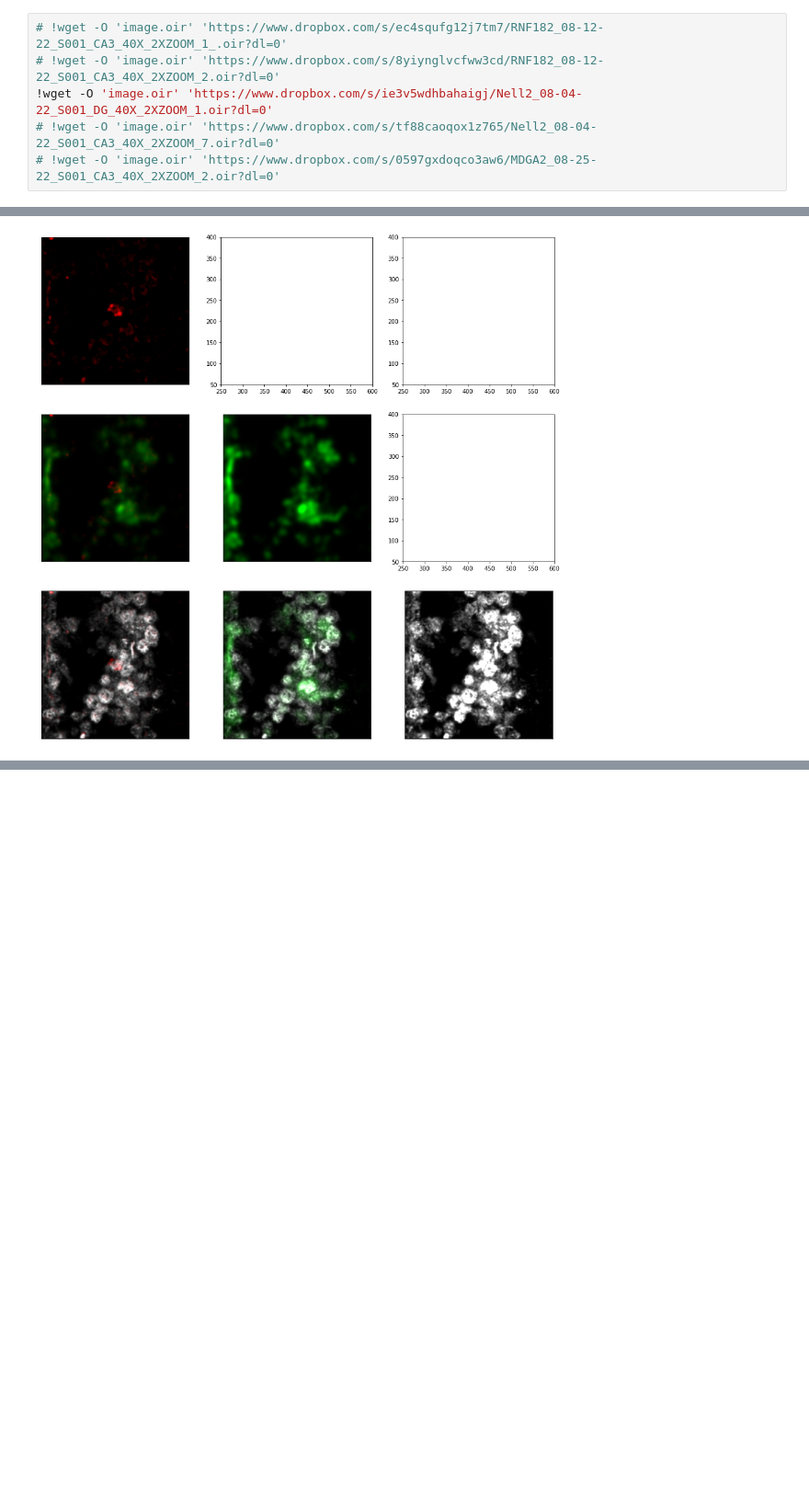
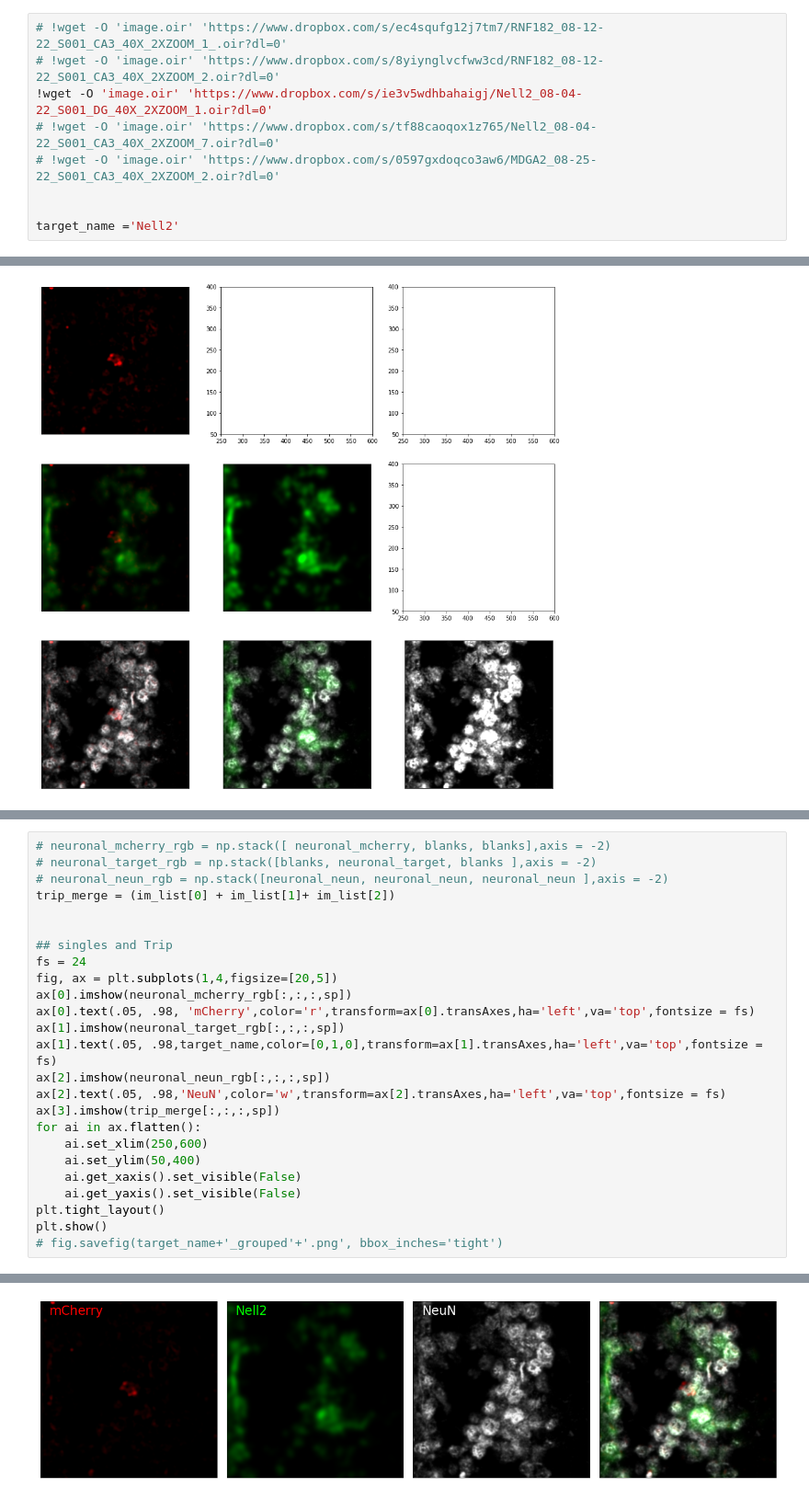
Before and after one commit to dtabuena/Images, a Jupyter notebook: Sample_Nell2.ipynb, the cells around one changed output, grey strips where cells are left out. Shown at 92% size. Cells and saved outputs as stored; diff of their text form; blank space fills up the shorter version.

```diff
--- a/Sample_Nell2.ipynb
+++ b/Sample_Nell2.ipynb
@@ -35,4 +35,7 @@ javabridge.start_vm(class_path=bioformats.JARS)
 !wget -O 'image.oir' 'https://www.dropbox.com/s/ie3v5wdhbahaigj/Nell2_08-04-22_S001_DG_40X_2XZOOM_1.oir?dl=0'
 # !wget -O 'image.oir' 'https://www.dropbox.com/s/tf88caoqox1z765/Nell2_08-04-22_S001_CA3_40X_2XZOOM_7.oir?dl=0'
 # !wget -O 'image.oir' 'https://www.dropbox.com/s/0597gxdoqco3aw6/MDGA2_08-25-22_S001_CA3_40X_2XZOOM_2.oir?dl=0'
+
+
+target_name ='Nell2'
 # %% [output]
@@ -323,3 +327,29 @@ WARNING:matplotlib.image:Clipping input data to the valid range for imshow with
 [figure]
 [figure]
 [figure]
+# %%
+# neuronal_mcherry_rgb = np.stack([ neuronal_mcherry, blanks, blanks],axis = -2)
+# neuronal_target_rgb = np.stack([blanks, neuronal_target, blanks ],axis = -2)
+# neuronal_neun_rgb = np.stack([neuronal_neun, neuronal_neun, neuronal_neun ],axis = -2)
+trip_merge = (im_list[0] + im_list[1]+ im_list[2])
+
+
+## singles and Trip
+fs = 24
+fig, ax = plt.subplots(1,4,figsize=[20,5])
+ax[0].imshow(neuronal_mcherry_rgb[:,:,:,sp])
+ax[0].text(.05, .98, 'mCherry',color='r',transform=ax[0].transAxes,ha='left',va='top',fontsize = fs)
+ax[1].imshow(neuronal_target_rgb[:,:,:,sp])
+ax[1].text(.05, .98,target_name,color=[0,1,0],transform=ax[1].transAxes,ha='left',va='top',fontsize = fs)
+ax[2].imshow(neuronal_neun_rgb[:,:,:,sp])
+ax[2].text(.05, .98,'NeuN',color='w',transform=ax[2].transAxes,ha='left',va='top',fontsize = fs)
+ax[3].imshow(trip_merge[:,:,:,sp])
+for ai in ax.flatten():
+    ai.set_xlim(250,600)
+    ai.set_ylim(50,400)
+    ai.get_xaxis().set_visible(False)
+    ai.get_yaxis().set_visible(False)
+plt.tight_layout()
+plt.show()
+# fig.savefig(target_name+'_grouped'+'.png', bbox_inches='tight')
+# %% [output]
@@ -325,0 +357 @@ WARNING:matplotlib.image:Clipping input data to the valid range for imshow with
+[figure, added]
```
Also changed, not shown: parts of 6 cells of this notebook.
